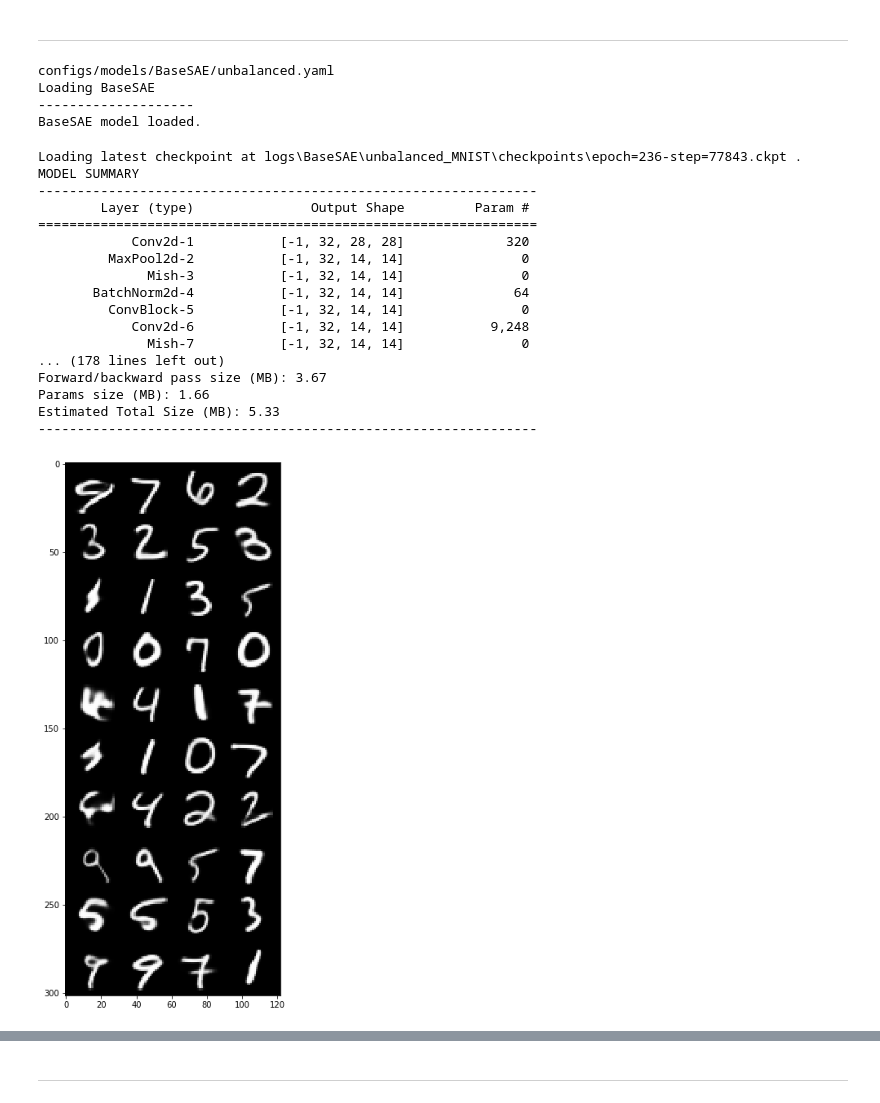
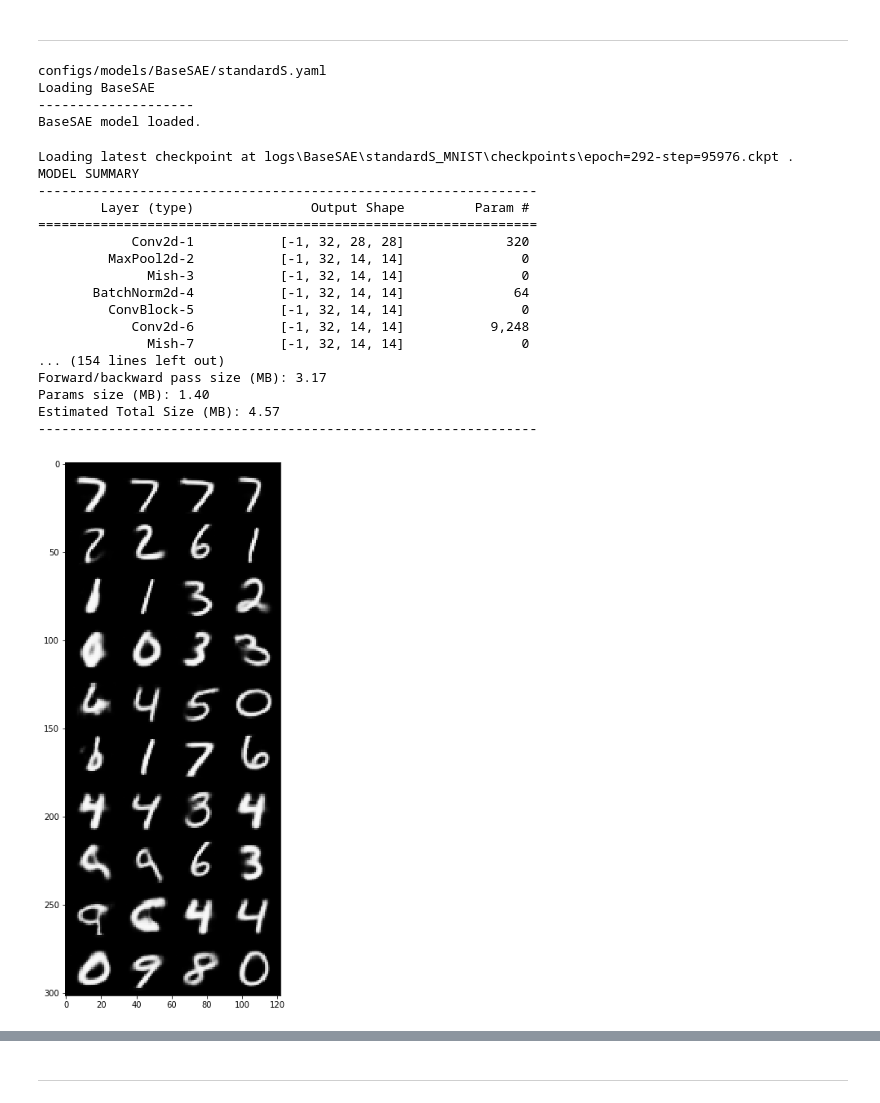
Before and after one commit to GiuliaLanzillotta/CausalAE, a Jupyter notebook: visualisations/test_features.ipynb, the cells around one changed output, grey strips where cells are left out. Cells and saved outputs as stored; diff of their text form; code cells hidden in the pictures.

```diff
--- a/visualisations/test_features.ipynb
+++ b/visualisations/test_features.ipynb
@@ -360,16 +360,16 @@ plots["random_samples"]
 # %% [markdown]
 ---
 # %%
-handler = VisualModelHandler(model_name="BaseSAE", model_version="unbalanced", data="MNIST")
+handler = VisualModelHandler(model_name="BaseSAE", model_version="standardS", data="MNIST")
 # %% [output]
-configs/models/BaseSAE/unbalanced.yaml
+configs/models/BaseSAE/standardS.yaml
 Loading BaseSAE
 --------------------
 BaseSAE model loaded.
 # %%
 handler.load_checkpoint()
 # %% [output]
-Loading latest checkpoint at logs\BaseSAE\unbalanced_MNIST\checkpoints\epoch=236-step=77843.ckpt .
+Loading latest checkpoint at logs\BaseSAE\standardS_MNIST\checkpoints\epoch=292-step=95976.ckpt .
 MODEL SUMMARY
 ----------------------------------------------------------------
         Layer (type)               Output Shape         Param #
@@ -381,19 +381,19 @@ MODEL SUMMARY
          ConvBlock-5           [-1, 32, 14, 14]               0
             Conv2d-6           [-1, 32, 14, 14]           9,248
               Mish-7           [-1, 32, 14, 14]               0
-... (178 lines left out)
-Forward/backward pass size (MB): 3.67
-Params size (MB): 1.66
-Estimated Total Size (MB): 5.33
+... (154 lines left out)
+Forward/backward pass size (MB): 3.17
+Params size (MB): 1.40
+Estimated Total Size (MB): 4.57
 ----------------------------------------------------------------
 # %%
 res = handler.plot_model(do_originals=False, do_reconstructions=False,
                    do_random_samples=False, do_traversals=False, do_hybrisation=True, first=False)
 fig = res['hybrids']
-fname = fig_path / "hybridsLowSae.png"
-fig.savefig(fname)
+#fname = fig_path / "hybridsLowSae.png"
+#fig.savefig(fname)
 # %% [output]
-[figure, old version]
+[figure, new version]
 # %%
 res = handler.plot_model(do_originals=False, do_reconstructions=False,
                    do_random_samples=False, do_traversals=False, do_hybrisation=True, first=True)
```
Also changed, not shown: parts of 24 cells of this notebook, 26 other files.
